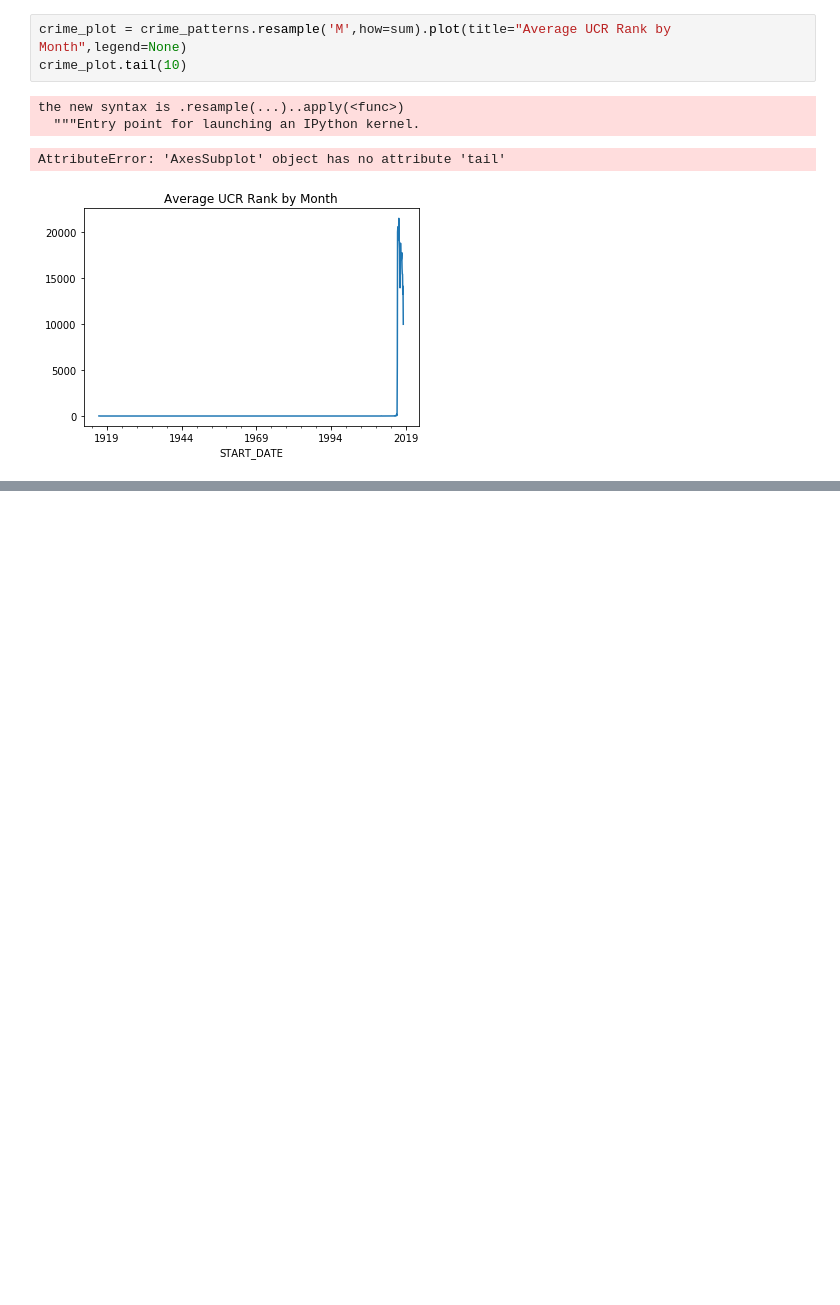
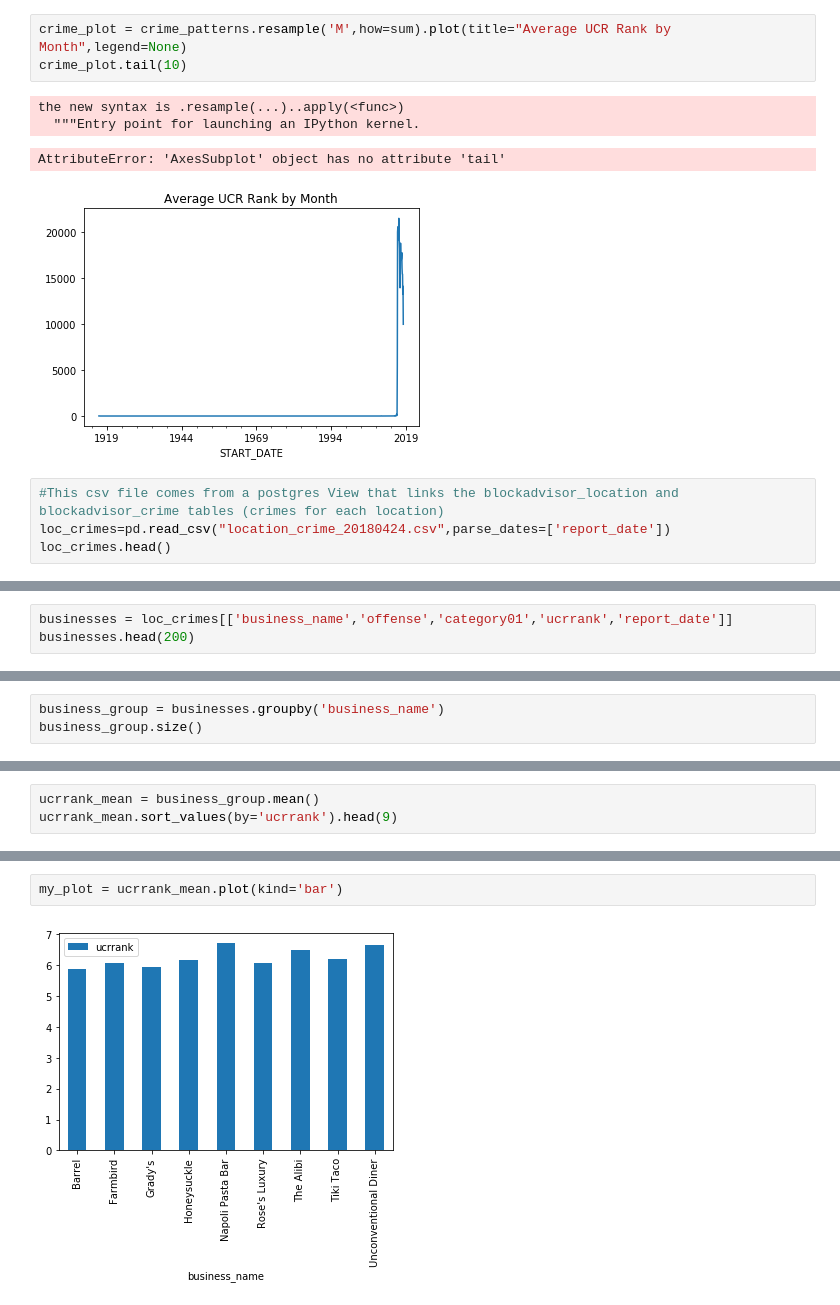
Before and after one commit to judithannthompkins/blockwise, a Jupyter notebook: data/blockwise_data_exploration_0423.ipynb, the cells around one changed output, grey strips where cells are left out. Saved outputs shown, nothing was run; the diff lists cells and outputs as text; blank space fills up the shorter version.

Commit message:
worked on notebooks with view csv file

```diff
--- a/data/blockwise_data_exploration_0423.ipynb
+++ b/data/blockwise_data_exploration_0423.ipynb
@@ -268,3 +282,7 @@ the new syntax is .resample(...)..apply(<func>)
   """Entry point for launching an IPython kernel.
 AttributeError: 'AxesSubplot' object has no attribute 'tail'
 [figure]
+# %%
+#This csv file comes from a postgres View that links the blockadvisor_location and blockadvisor_crime tables (crimes for each location)
+loc_crimes=pd.read_csv("location_crime_20180424.csv",parse_dates=['report_date'])
+loc_crimes.head()
@@ -270,0 +335,3 @@ AttributeError: 'AxesSubplot' object has no attribute 'tail'
+# %%
+businesses = loc_crimes[['business_name','offense','category01','ucrrank','report_date']]
+businesses.head(200)
@@ -270,0 +369,3 @@ AttributeError: 'AxesSubplot' object has no attribute 'tail'
+# %%
+business_group = businesses.groupby('business_name')
+business_group.size()
@@ -270,0 +384,3 @@ AttributeError: 'AxesSubplot' object has no attribute 'tail'
+# %%
+ucrrank_mean = business_group.mean()
+ucrrank_mean.sort_values(by='ucrrank').head(9)
@@ -270,0 +399,4 @@ AttributeError: 'AxesSubplot' object has no attribute 'tail'
+# %%
+my_plot = ucrrank_mean.plot(kind='bar')
+# %% [output]
+[figure, added]
```
Also changed, not shown: parts of 23 cells of this notebook, 7 other files.
